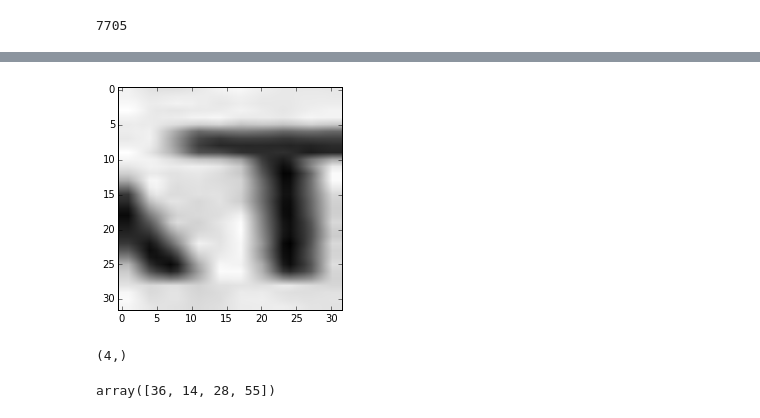
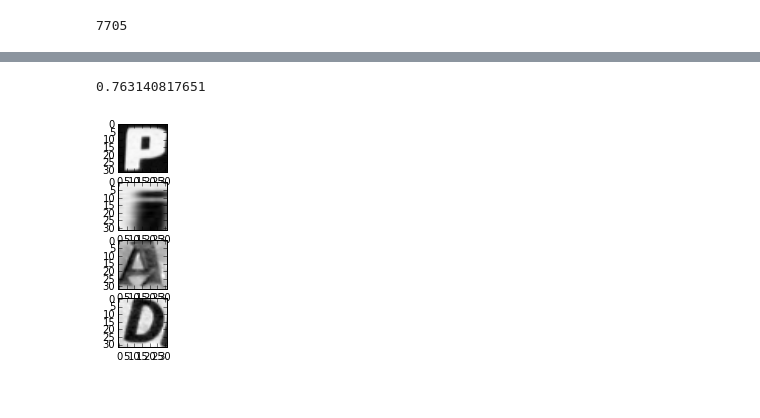
Before and after one commit to faizankshaikh/Project, a Jupyter notebook: trial3.ipynb, the cells around one changed output, grey strips where cells are left out. Drawn from its saved outputs; the diff is of its cells as text; code cells hidden in the pictures.

```diff
--- a/trial3.ipynb
+++ b/trial3.ipynb
@@ -31,12 +35,13 @@ data[1].count()
 # %% [output]
 7705
 # %%
-root = '/home/faizy/workspace/project/project/datasets/English/'
-data_x = np.zeros((7705, 1, 32, 32))
+# Reshape images to 32x32
+# Conversion to grayscale
+data_x = np.zeros((data[0].count(), 1, 32, 32))
 data_y = data[1]
-from scipy.misc import imread, imresize
+
 for idx, path in enumerate(data[0]):
-    img = imread(root + path)
+    img = imread(data_root + 'English/' + path)
     img = imresize(img, (32, 32))
     if len(img.shape) == 3:
         data_x[idx, ...] = img.dot([0.299, 0.587, 0.144])
@@ -44,5 +49,7 @@ for idx, path in enumerate(data[0]):
         data_x[idx, ...] = img
 
 data_x = data_x.astype('float32')
+
+# Divide dataset to train and test
 train1_x, test1_x, train1_y, test1_y = train_test_split(data_x, data_y, test_size = 0.2)
 # %%
@@ -123 +143,6 @@ pred = net.predict(test1_x)
+# %%
+# print classification_report(test1_y, pred)
+print accuracy_score(test1_y, pred)
+# %% [output]
+0.763140817651
 # %%
@@ -156,11 +194,29 @@ def correct(word):
-# %%
-# Visualizing test set
-# t -> 26, E -> 47, S -> 89, T -> 55
-img = test1_x[26]
-img = img.reshape(32, 32)
-pylab.imshow(img)
-pylab.gray()
-pylab.show()
-# %% [output]
-[figure, removed]
+# %%
+# Visualizing test
+# Take 10, 20, 30, 40
+pylab.figure(1)
+
+pylab.subplot(4, 1, 1)
+img = test1_x[10]
+img = img.reshape(32, 32)
+pylab.imshow(img)
+
+pylab.subplot(4, 1, 2)
+img = test1_x[20]
+img = img.reshape(32, 32)
+pylab.imshow(img)
+
+pylab.subplot(4, 1, 3)
+img = test1_x[30]
+img = img.reshape(32, 32)
+pylab.imshow(img)
+
+pylab.subplot(4, 1, 4)
+img = test1_x[40]
+img = img.reshape(32, 32)
+pylab.imshow(img)
+
+pylab.show()
+# %% [output]
+[figure, added]
 # %%
@@ -176,8 +232,0 @@ preder = net.predict(tester)
-# %%
-preder.shape
-# %% [output]
-(4,)
-# %%
-preder
-# %% [output]
-array([36, 14, 28, 55])
```
Also changed, not shown: parts of 21 cells of this notebook.
